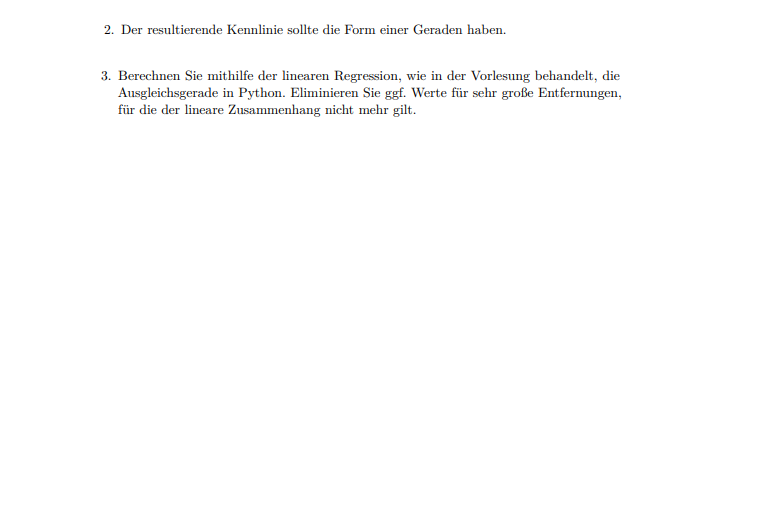
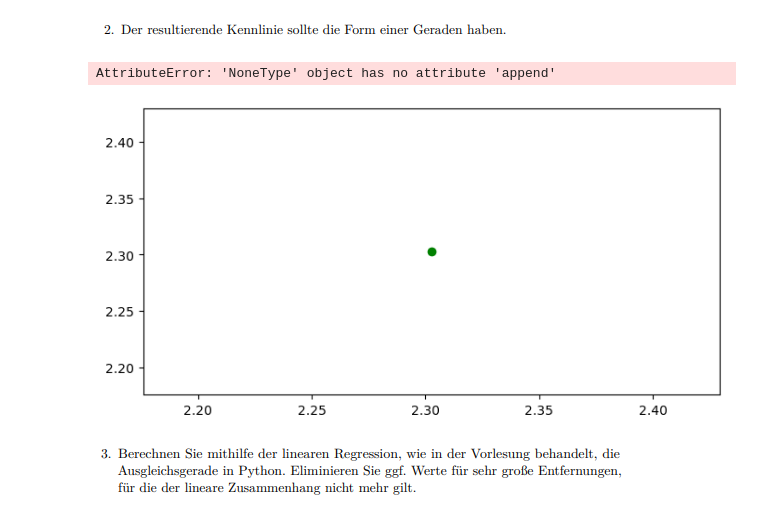
Before and after one commit to NikitaKusch01/TechGrudeKI, a Jupyter notebook: Labor1/datenverarbeitung.ipynb, the cells around one changed output. Cells and saved outputs as stored; diff of their text form; code cells hidden in the pictures; blank space fills up the shorter version.

```diff
--- a/Labor1/datenverarbeitung.ipynb
+++ b/Labor1/datenverarbeitung.ipynb
@@ -165,4 +192,38 @@ logarythmier()
 # %% [markdown]
 ![image.png](attachment:image.png)
+# %%
+def kennlinie():
+
+    plt.figure(figsize=(8,4))
+    for i in range(10,71,3):
+        cm=i
+        x=[]
+        y=[]
+        t, u, uM, stdu, emstd= rechne(f"C:\\Users\\Nikita\\Desktop\\Technische Grundlagen der KI\\Labor1\\Versuch1_{cm}cm.csv")
+        for j in range(len(u)):
+            xStrich=np.log(u)
+            x = x.append(xStrich)
+            yStrich=np.log(cm)
+            y = y.append(yStrich)
+            a=yStrich/xStrich
+            if(j==0 and i==10):
+                plt.plot(xStrich[j]*a[j] ,yStrich, "-o", color = "green", label= 'kenn?')
+                #plt.plot(u[j] ,cm , ".", color = "black", label= 'original')
+                #plt.plot(xStrich[j] ,yStrich , ".", color = "orange", label= 'logarythmiert')
+            else:
+                plt.plot(xStrich[j]*a[j] ,yStrich, "-o", color = "green")
+                #plt.plot(u[j] ,cm , ".", color = "black")
+                #plt.plot(xStrich[j],yStrich, ".", color = "orange")
+
+    plt.title("Logarythmierte Ein- und Ausgabe")
+    plt.legend(loc = "upper right")
+    plt.ylabel("yStrich")
+    plt.xlabel("xStrich")
+    plt.tight_layout()
+    plt.show()
+kennlinie()
+# %% [output]
+AttributeError: 'NoneType' object has no attribute 'append'
+[figure, added]
 # %% [markdown]
 ![image.png](attachment:image.png)
```
Also changed, not shown: parts of 5 cells of this notebook.
